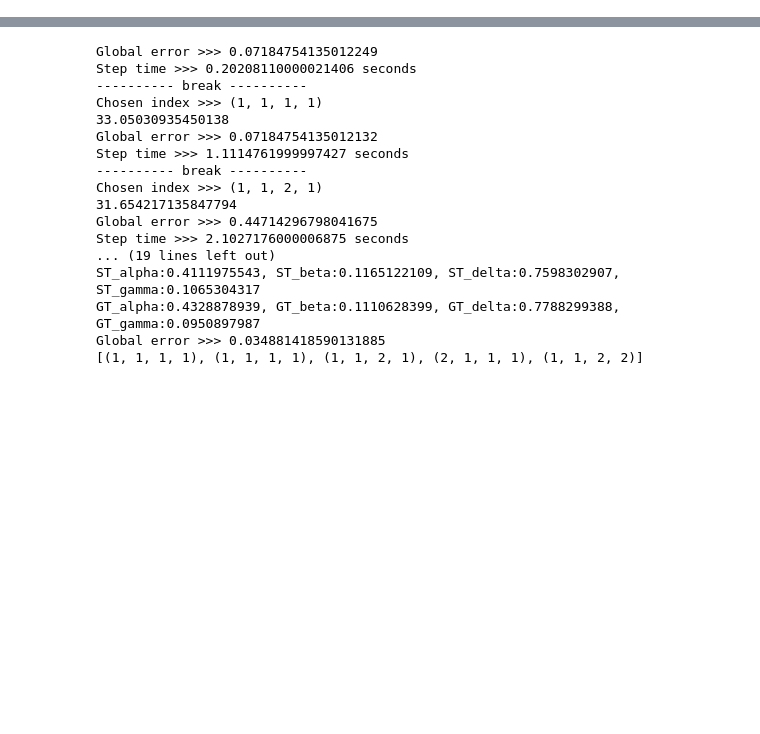
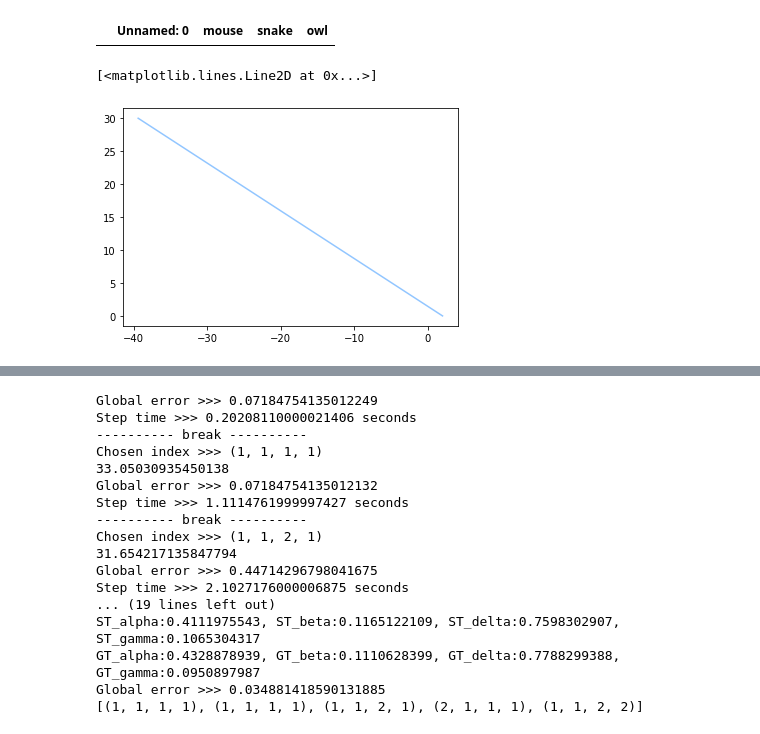
Before and after one commit to JeffreyDillonLyons/curse_breaking, a Jupyter notebook: adaptive_solver/scripts/home.ipynb, the cells around one changed output, grey strips where cells are left out. Cells and saved outputs as stored; diff of their text form; code cells hidden in the pictures; blank space fills up the shorter version.

```diff
--- a/adaptive_solver/scripts/home.ipynb
+++ b/adaptive_solver/scripts/home.ipynb
@@ -20,0 +632,36 @@ def c(s):
+# %%
+x0 = 0.5
+y0 = 1
+z0 = 2
+X = (x0,y0,z0)
+t = np.linspace(0,30,1000)
+
+problem = {
+    'num_vars': 7,
+    'names': ['alpha','beta','delta','gamma','e','f','h'],
+    'bounds': [[0.44,0.68],
+               [0.02,0.044],
+               [0.71,1.15],
+               [0.0226,0.0354],
+               [0.03,0.055],
+               [0.71,1.15],
+               [0.02,0.03]]}
+
+def lotka(X,t,a,b,d,g,e,f,h):
+    x, y, z = 0.5,1,2
+    dotx = x * (a - b * y)
+    doty = y * (-d + (g * x) - e * z)
+    dotz = z * (-f + h*y)
+    return np.array([dotx, doty, dotz])
+
+n,w = ch.generate_quadrature(1,joint)
+
+ a, b, d, g, e, f, h = node
+            solution = integrate.odeint(lotka, X, t, args=(a, b, d, g, e, f, h)).T[target][910]
+# %%
+l = []
+target = -1
+for node in n.T:
+    a, b, d, g, e, f, h = node
+    solution = integrate.odeint(lotka, X, t, args=(a, b, d, g, e, f, h)).T[target][910]
+    l.append(solution)
@@ -20,0 +693,9 @@ def c(s):
+# %%
+runs.loc[runs.owl < 0]
+# %% [output]
+|  | Unnamed: 0 | mouse | snake | owl |
+# %%
+plt.plot(solution.T[-1],t)
+# %% [output]
+[<matplotlib.lines.Line2D at 0x...>]
+[figure, added]
```
Also changed, not shown: parts of 26 cells of this notebook, 22 other files.
